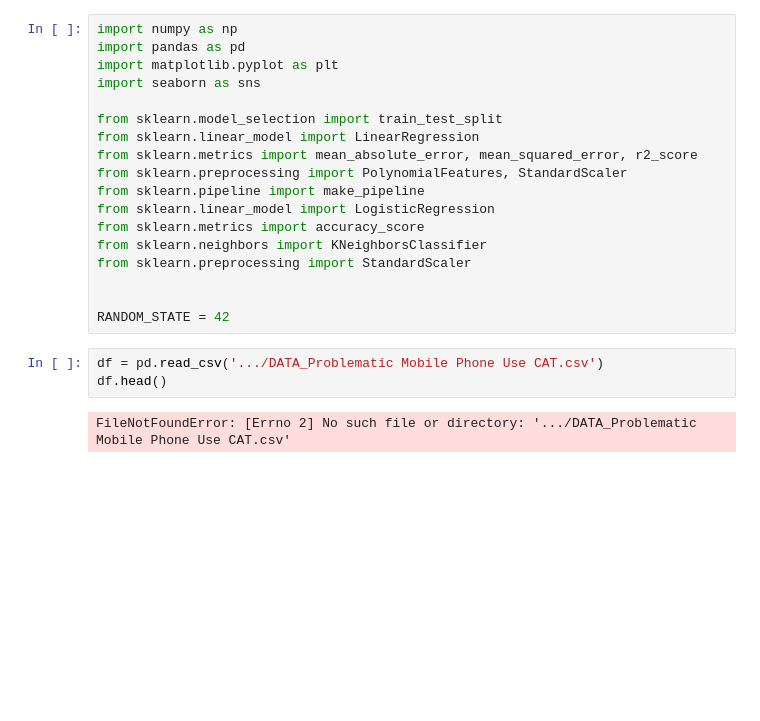
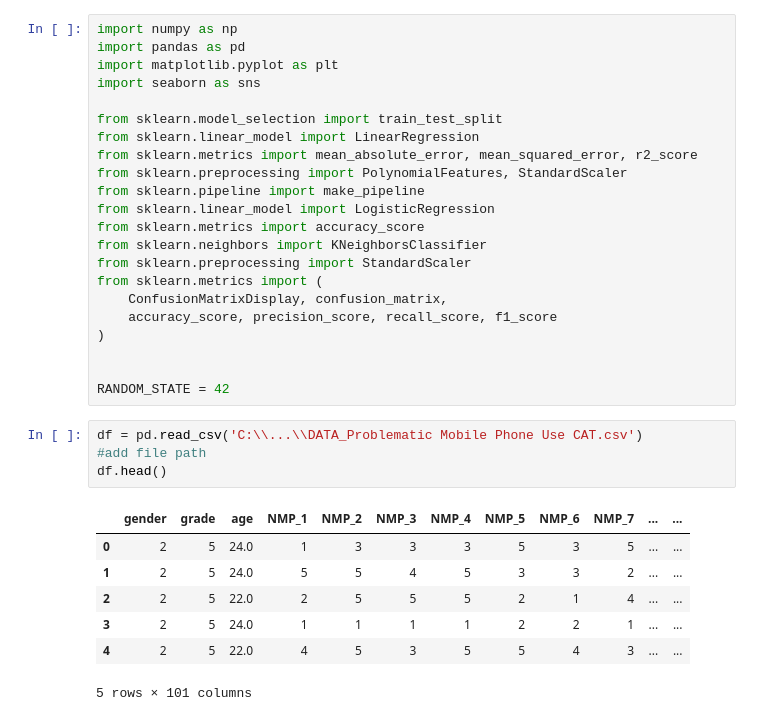
Before and after one commit to oisinduffy25/ProjectTemplate, a Jupyter notebook: notebooks/1_No.ipynb, the cells around one changed output. Drawn from its saved outputs; the diff is of its cells as text; blank space fills up the shorter version.

```diff
--- a/notebooks/1_No.ipynb
+++ b/notebooks/1_No.ipynb
@@ -33,14 +35,25 @@ from sklearn.linear_model import LogisticRegression
 from sklearn.metrics import accuracy_score
 from sklearn.neighbors import KNeighborsClassifier
 from sklearn.preprocessing import StandardScaler
+from sklearn.metrics import (
+    ConfusionMatrixDisplay, confusion_matrix,
+    accuracy_score, precision_score, recall_score, f1_score
+)
 
 
 RANDOM_STATE = 42
 # %%
-df = pd.read_csv('.../DATA_Problematic Mobile Phone Use CAT.csv')
+df = pd.read_csv('C:\\...\\DATA_Problematic Mobile Phone Use CAT.csv')
+#add file path
 df.head()
 # %% [output]
+|  | gender | grade | age | NMP_1 | NMP_2 | NMP_3 | NMP_4 | NMP_5 | NMP_6 | NMP_7 | ... | ... |
+| 0 | 2 | 5 | 24.0 | 1 | 3 | 3 | 3 | 5 | 3 | 5 | ... | ... |
+| 1 | 2 | 5 | 24.0 | 5 | 5 | 4 | 5 | 3 | 3 | 2 | ... | ... |
+| 2 | 2 | 5 | 22.0 | 2 | 5 | 5 | 5 | 2 | 1 | 4 | ... | ... |
+| 3 | 2 | 5 | 24.0 | 1 | 1 | 1 | 1 | 2 | 2 | 1 | ... | ... |
+| 4 | 2 | 5 | 22.0 | 4 | 5 | 3 | 5 | 5 | 4 | 3 | ... | ... |
-FileNotFoundError: [Errno 2] No such file or directory: '.../DATA_Problematic Mobile Phone Use CAT.csv'
+5 rows × 101 columns
 # %%
 print('Shape:', df.shape)
 print('\nData types:')
```
Also changed, not shown: parts of 17 cells of this notebook.
